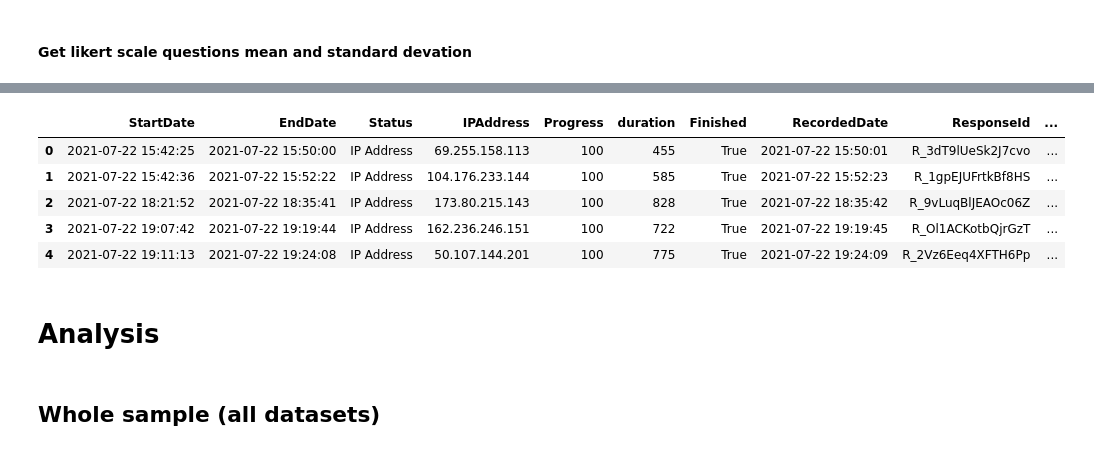
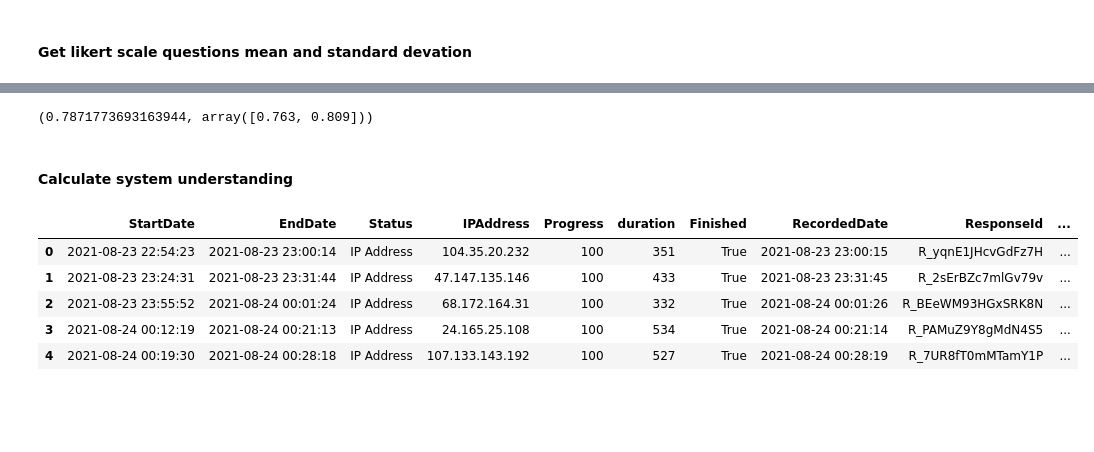
Before and after one commit to rds-research-group/ml-explainability, a Jupyter notebook: survey_analysis.ipynb, the cells around one changed output, grey strips where cells are left out. Drawn from its saved outputs; the diff is of its cells as text; code cells hidden in the pictures; blank space fills up the shorter version.

```diff
--- a/survey_analysis.ipynb
+++ b/survey_analysis.ipynb
@@ -71,13 +119,6 @@ column_mapper = {
 }
-# %%
-# DELETE THIS:
-data['dataset_name'] = 'education'
 # %%
 data = data.rename(columns=column_mapper)
-# %%
-# Drop bad rows
-data = data[2:]
-data = data.reset_index(drop=True)
 # %%
 # Filter to only those with a valid value for prolific_id
 data = data[(data.prolific_id.notnull()) & (data.prolific_id != "test")]
@@ -105,0 +135,6 @@ Name: prolific_id, dtype: object
+# %%
+# Filter only those that took > 4 minutes and were recorded after 2021-08-23 22:50:00
+data.duration = pd.to_numeric(data.duration)
+data = data[data.duration > 240]
+data.shape
+#time.strftime('%H:%M:%S', time.gmtime(math.ceil(data.duration.mean())))
@@ -285,9 +379,27 @@ likert_questions.stack().mean()
+# %%
+# Understood system constuct
+system_confusing_likert_questions = pd.DataFrame()
+
+#understood_system_did_well_cols = [col for col in data.columns if ('understood_system_did_well' in col)]
+system_confusing_items = ['system_confusing_complicated',
+                           'system_confusing_confusing',
+                           'system_confusing_hard_to_remember']
+
+for i in system_confusing_items:
+    temp = data.filter(regex=i)
+    system_confusing_likert_questions[i] = temp.melt()['value']
+
+pt.cronbach_alpha(data=system_confusing_likert_questions)
+# %% [output]
+(0.7871773693163944, array([0.763, 0.809]))
+# %% [markdown]
+#### Calculate system understanding
 # %%
-def calculate_mean_system_understanding(x, model_type):
+def calculate_mean_understood_system(x, model_type):
     if model_type == 'int_model':
-        columns = [col for col in data.columns if ('system_understanding' in col and ('_' + x['int_model']) in col)]
+        columns = [col for col in data.columns if ('understood_system' in col and ('_' + x['int_model']) in col)]
     elif model_type == 'bb_model':
-        columns = [col for col in data.columns if ('system_understanding' in col and ('_bb_' + x['bb_model']) in col)]
+        columns = [col for col in data.columns if ('understood_system' in col and ('_bb_' + x['bb_model']) in col)]
     total = 0
     n = 0
     for col in columns:
@@ -296,16 +408,31 @@ def calculate_mean_system_understanding(x, model_type):
 
     mean = total/n
     return mean
+
+def calculate_mean_system_confusing(x, model_type):
+    if model_type == 'int_model':
+        columns = [col for col in data.columns if ('system_confusing' in col and ('_' + x['int_model']) in col)]
+    elif model_type == 'bb_model':
+        columns = [col for col in data.columns if ('system_confusing' in col and ('_bb_' + x['bb_model']) in col)]
+    total = 0
+    n = 0
+    for col in columns:
+        total += x[col]
+        n += 1
+
+    mean = total/n
+    return mean
 # %%
-data['system_understanding_bb'] = data.apply(calculate_mean_system_understanding,model_type='bb_model',axis=1)
-data['system_understanding_int'] = data.apply(calculate_mean_system_understanding,model_type='int_model',axis=1)
+data['understood_system_bb'] = data.apply(calculate_mean_understood_system,model_type='bb_model',axis=1)
+data['understood_system_int'] = data.apply(calculate_mean_understood_system,model_type='int_model',axis=1)
+
+data['system_confusing_bb'] = data.apply(calculate_mean_system_confusing,model_type='bb_model',axis=1)
+data['system_confusing_int'] = data.apply(calculate_mean_system_confusing,model_type='int_model',axis=1)
 data.head()
 # %% [output]
 |  | StartDate | EndDate | Status | IPAddress | Progress | duration | Finished | RecordedDate | ResponseId | ... |
-| 0 | 2021-07-22 15:42:25 | 2021-07-22 15:50:00 | IP Address | 69.255.158.113 | 100 | 455 | True | 2021-07-22 15:50:01 | R_3dT9lUeSk2J7cvo | ... |
-| 1 | 2021-07-22 15:42:36 | 2021-07-22 15:52:22 | IP Address | 104.176.233.144 | 100 | 585 | True | 2021-07-22 15:52:23 | R_1gpEJUFrtkBf8HS | ... |
-| 2 | 2021-07-22 18:21:52 | 2021-07-22 18:35:41 | IP Address | 173.80.215.143 | 100 | 828 | True | 2021-07-22 18:35:42 | R_9vLuqBlJEAOc06Z | ... |
-| 3 | 2021-07-22 19:07:42 | 2021-07-22 19:19:44 | IP Address | 162.236.246.151 | 100 | 722 | True | 2021-07-22 19:19:45 | R_Ol1ACKotbQjrGzT | ... |
-| 4 | 2021-07-22 19:11:13 | 2021-07-22 19:24:08 | IP Address | 50.107.144.201 | 100 | 775 | True | 2021-07-22 19:24:09 | R_2Vz6Eeq4XFTH6Pp | ... |
+| 0 | 2021-08-23 22:54:23 | 2021-08-23 23:00:14 | IP Address | 104.35.20.232 | 100 | 351 | True | 2021-08-23 23:00:15 | R_yqnE1JHcvGdFz7H | ... |
+| 1 | 2021-08-23 23:24:31 | 2021-08-23 23:31:44 | IP Address | 47.147.135.146 | 100 | 433 | True | 2021-08-23 23:31:45 | R_2sErBZc7mlGv79v | ... |
+| 2 | 2021-08-23 23:55:52 | 2021-08-24 00:01:24 | IP Address | 68.172.164.31 | 100 | 332 | True | 2021-08-24 00:01:26 | R_BEeWM93HGxSRK8N | ... |
+| 3 | 2021-08-24 00:12:19 | 2021-08-24 00:21:13 | IP Address | 24.165.25.108 | 100 | 534 | True | 2021-08-24 00:21:14 | R_PAMuZ9Y8gMdN4S5 | ... |
+| 4 | 2021-08-24 00:19:30 | 2021-08-24 00:28:18 | IP Address | 107.133.143.192 | 100 | 527 | True | 2021-08-24 00:28:19 | R_7UR8fT0mMTamY1P | ... |
-# %% [markdown]
-# Analysis
@@ -345,2 +438,0 @@ def generate_stats(data):
-# %% [markdown]
-## Whole sample (all datasets)
```
Also changed, not shown: parts of 67 cells of this notebook, 1 other file.
